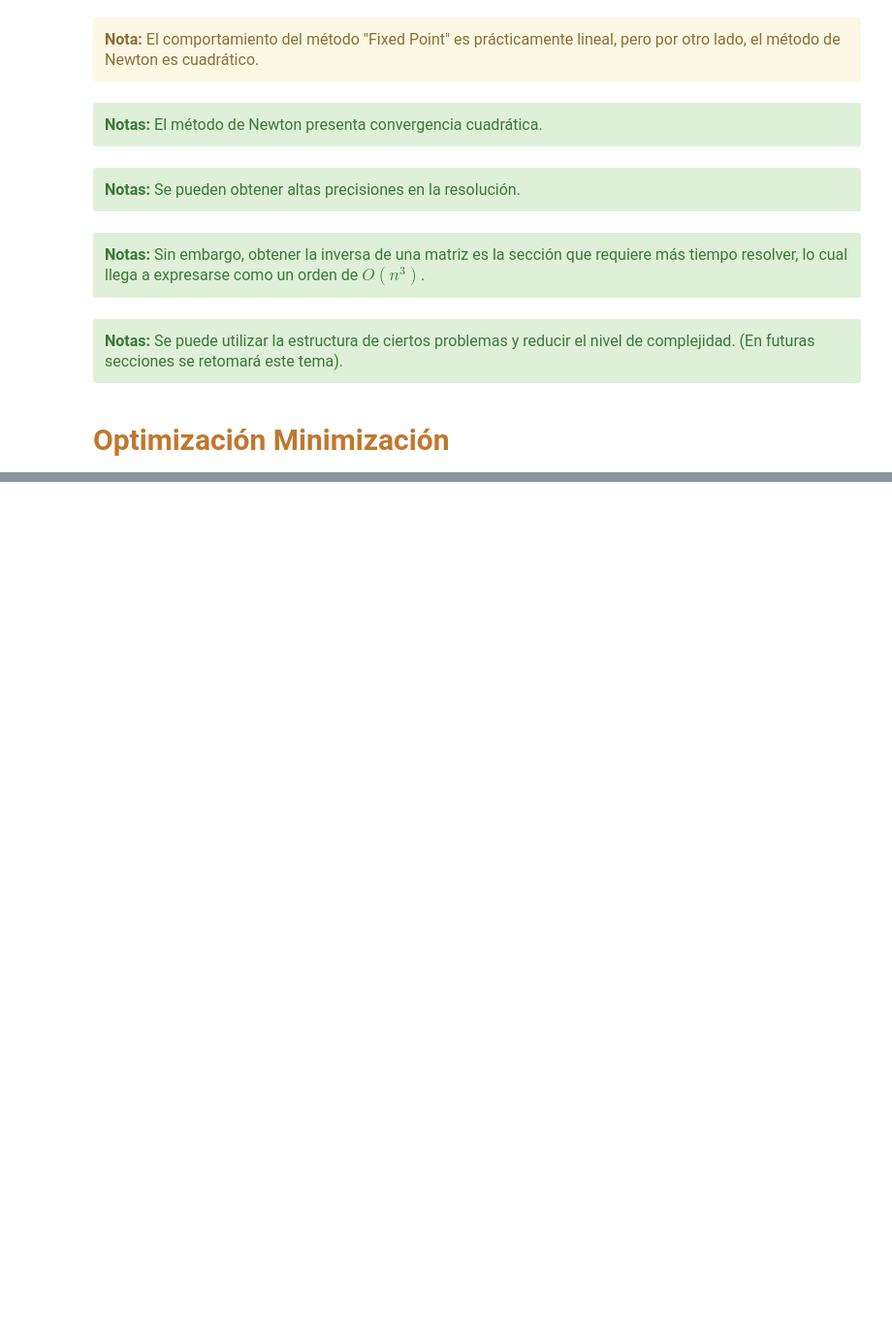
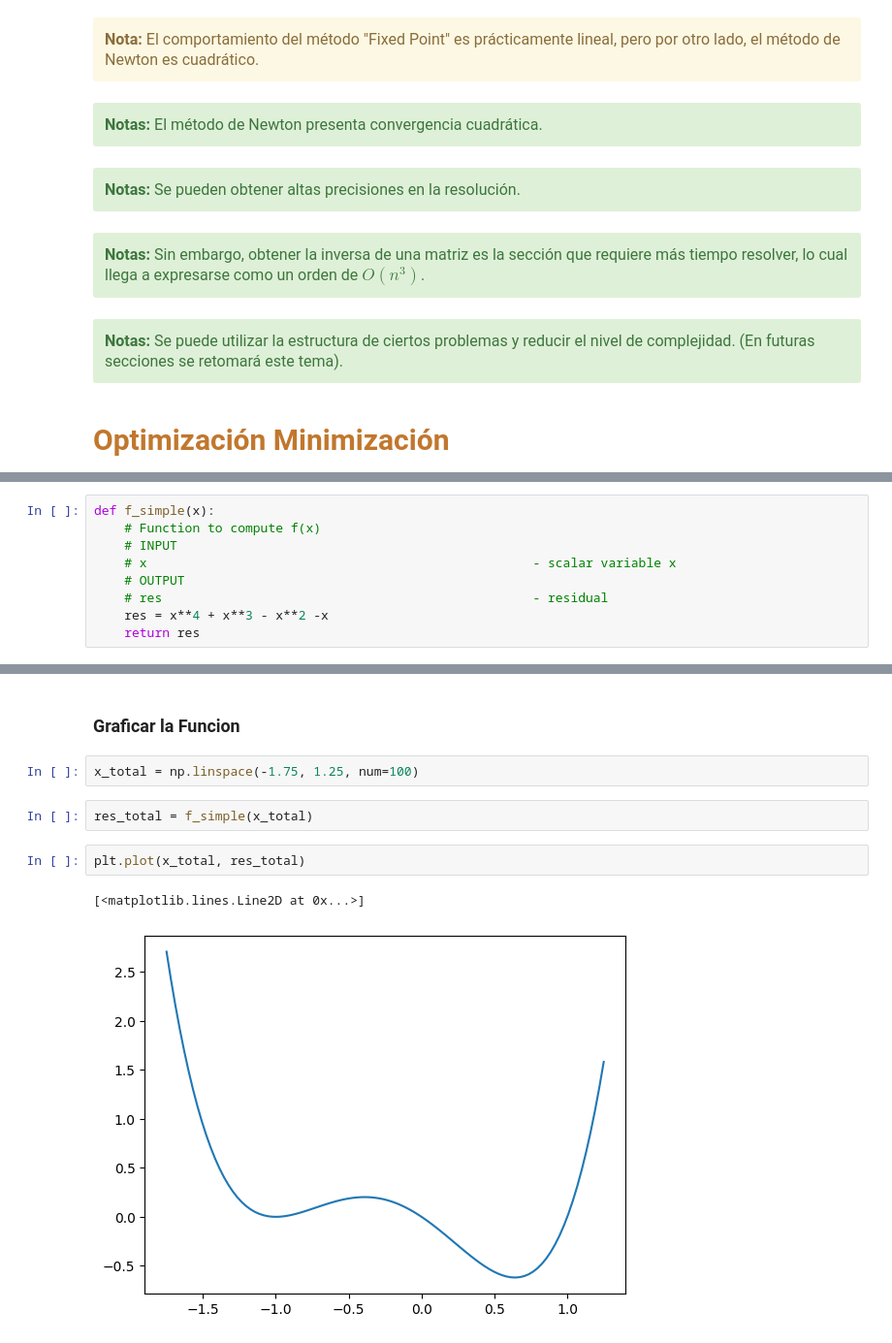
Before and after one commit to lfrecalde1/Optimization_Course, a Jupyter notebook: Optimization/Optimization.ipynb, the cells around one changed output, grey strips where cells are left out. Shown: that part at 97% size. Cells and saved outputs as stored; diff of their text form; blank space fills up the shorter version.

```diff
--- a/Optimization/Optimization.ipynb
+++ b/Optimization/Optimization.ipynb
@@ -537,0 +665,9 @@ plot_results_methods(e1, e2)
+# %%
+def f_simple(x):
+    # Function to compute f(x)
+    # INPUT
+    # x                                                   - scalar variable x
+    # OUTPUT
+    # res                                                 - residual
+    res = x**4 + x**3 - x**2 -x
+    return res
@@ -537,0 +692,11 @@ plot_results_methods(e1, e2)
+# %% [markdown]
+### Graficar la Funcion
+# %%
+x_total = np.linspace(-1.75, 1.25, num=100)
+# %%
+res_total = f_simple(x_total)
+# %%
+plt.plot(x_total, res_total)
+# %% [output]
+[<matplotlib.lines.Line2D at 0x...>]
+[figure, added]
```
Also changed, not shown: parts of 36 cells of this notebook, 1 other file.
